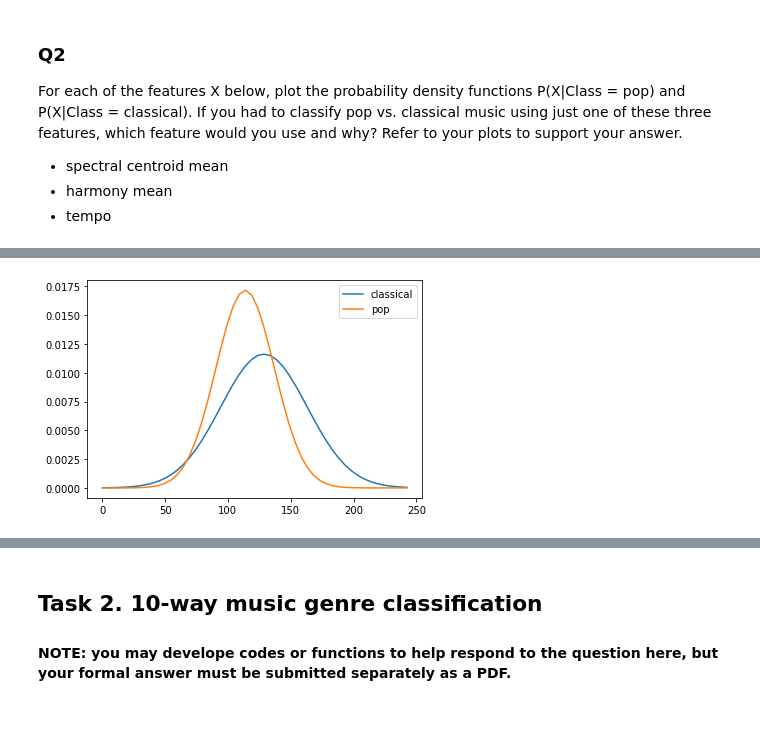
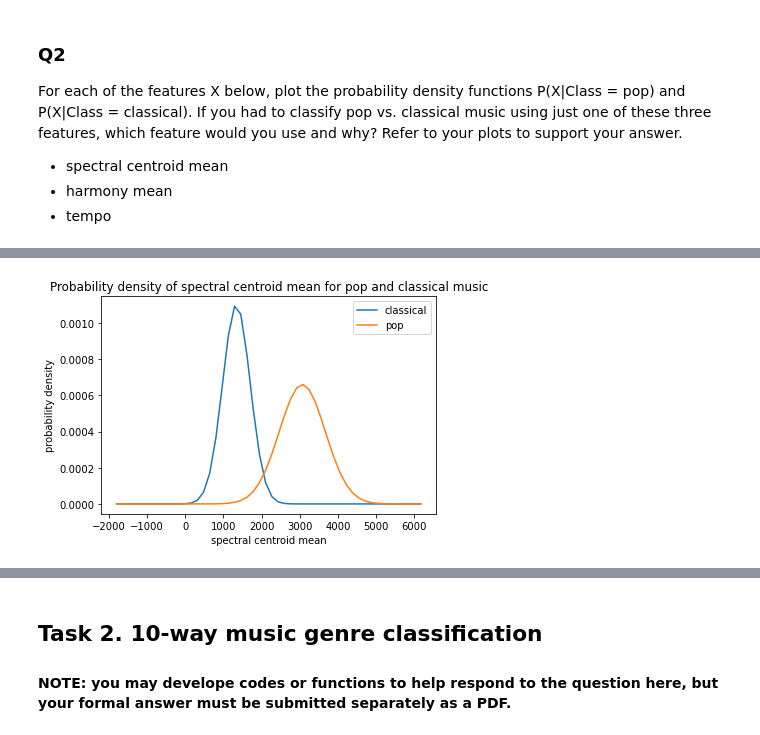
Before and after one commit to chris0311/COMP30027, a Jupyter notebook: COMP30027_2023_asst1_template.ipynb, the cells around one changed output, grey strips where cells are left out. Drawn from its saved outputs; the diff is of its cells as text; code cells hidden in the pictures.

```diff
--- a/COMP30027_2023_asst1_template.ipynb
+++ b/COMP30027_2023_asst1_template.ipynb
@@ -58,9 +58,8 @@ def calculate_sd(data):
 # This function should calculat prior probabilities and likelihoods from the training data and using
 # them to build a naive Bayes model
 
-def train(csv_file):
+def train(data: pd.DataFrame):
     model = {}
-    data = preprocess(csv_file)
     prior_prob = calculate_prior_probabilities(data)
     means = calculate_mean(data)
     sd = calculate_sd(data)
@@ -230,7 +290,7 @@ def get_domain(data: pd.DataFrame, feature: str, label: str=None):
 
     return data.min(), data.max()
 # %%
-def plot_prob_density(data: pd.DataFrame, model: {}, feature: str, domain: ()=None):
+def plot_prob_density(data: pd.DataFrame, model: {}, feature: str, domain: ()=None, title: str=None, x_label: str=None, y_label: str=None):
     for label in data['label'].unique():
         label_mean = model[label]['means'][feature]
         label_sd = model[label]['sd'][feature]
@@ -245,7 +305,15 @@ def plot_prob_density(data: pd.DataFrame, model: {}, feature: str, domain: ()=No
             y.append(calc_gaussian_prob(val, label_mean, label_sd))
         plt.plot(x, y)
     plt.legend(data['label'].unique())
+    if title is not None:
+        plt.title(title)
+    if x_label is not None:
+        plt.xlabel(x_label)
+    if y_label is not None:
+        plt.ylabel(y_label)
+
+    plt.savefig(f'{title}.png')
     plt.show()
 # %%
-data = preprocess('COMP30027_2023_asst1_data/pop_vs_classical_train.csv')
-model = train('COMP30027_2023_asst1_data/pop_vs_classical_train.csv')
+pop_classical_data = preprocess('COMP30027_2023_asst1_data/pop_vs_classical_train.csv')
+model = train(pop_classical_data)
@@ -260,4 +320,4 @@ plot_prob_density(data, model, 'harmony_mean')
-# %%
-plot_prob_density(data, model, 'tempo')
-# %% [output]
-[figure, removed]
+# %%
+plot_prob_density(pop_classical_data, model, 'spectral_centroid_mean', x_label='spectral centroid mean', y_label='probability density', title='Probability density of spectral centroid mean for pop and classical music')
+# %% [output]
+[figure, added]
```
Also changed, not shown: parts of 28 cells of this notebook, 7 other files.
